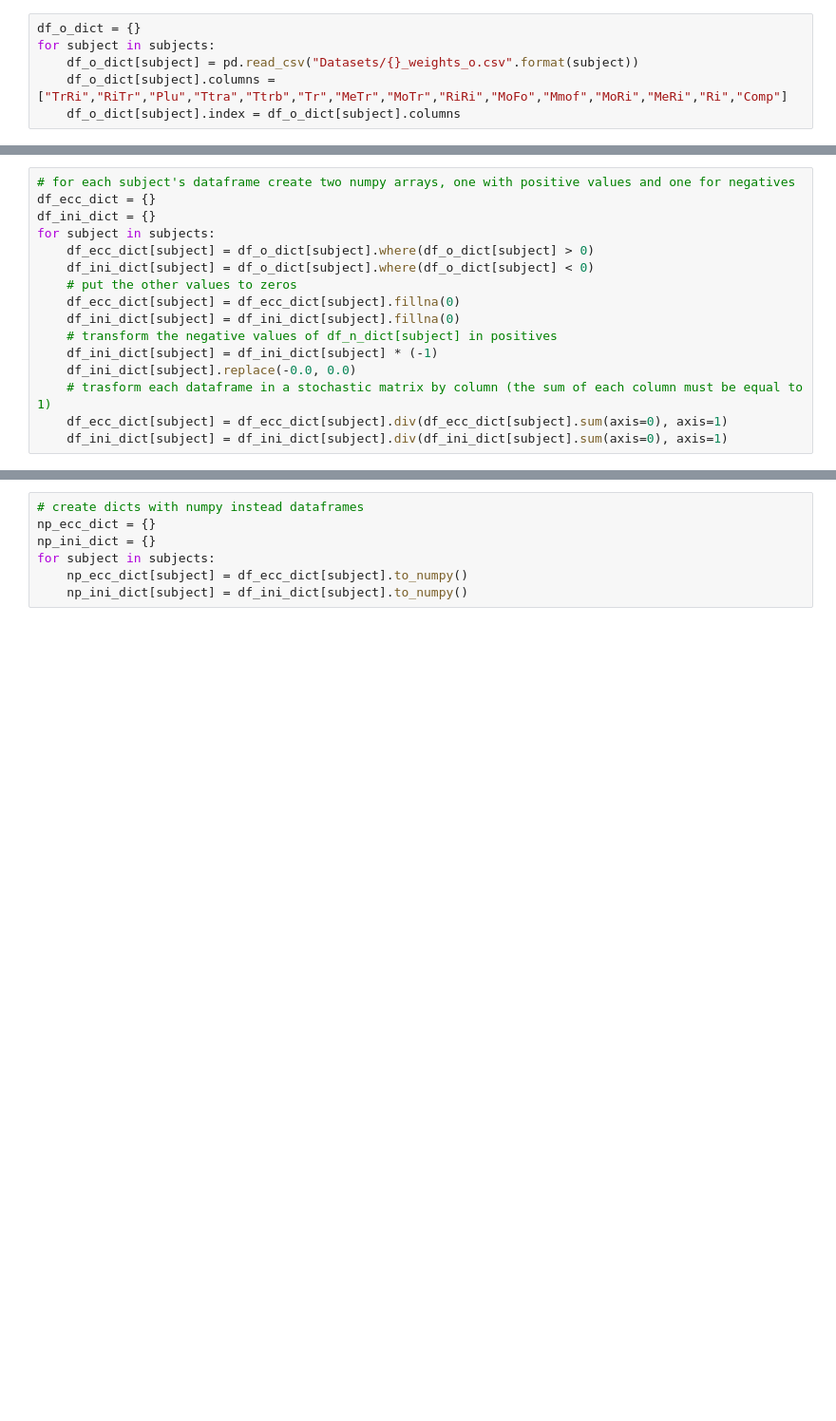
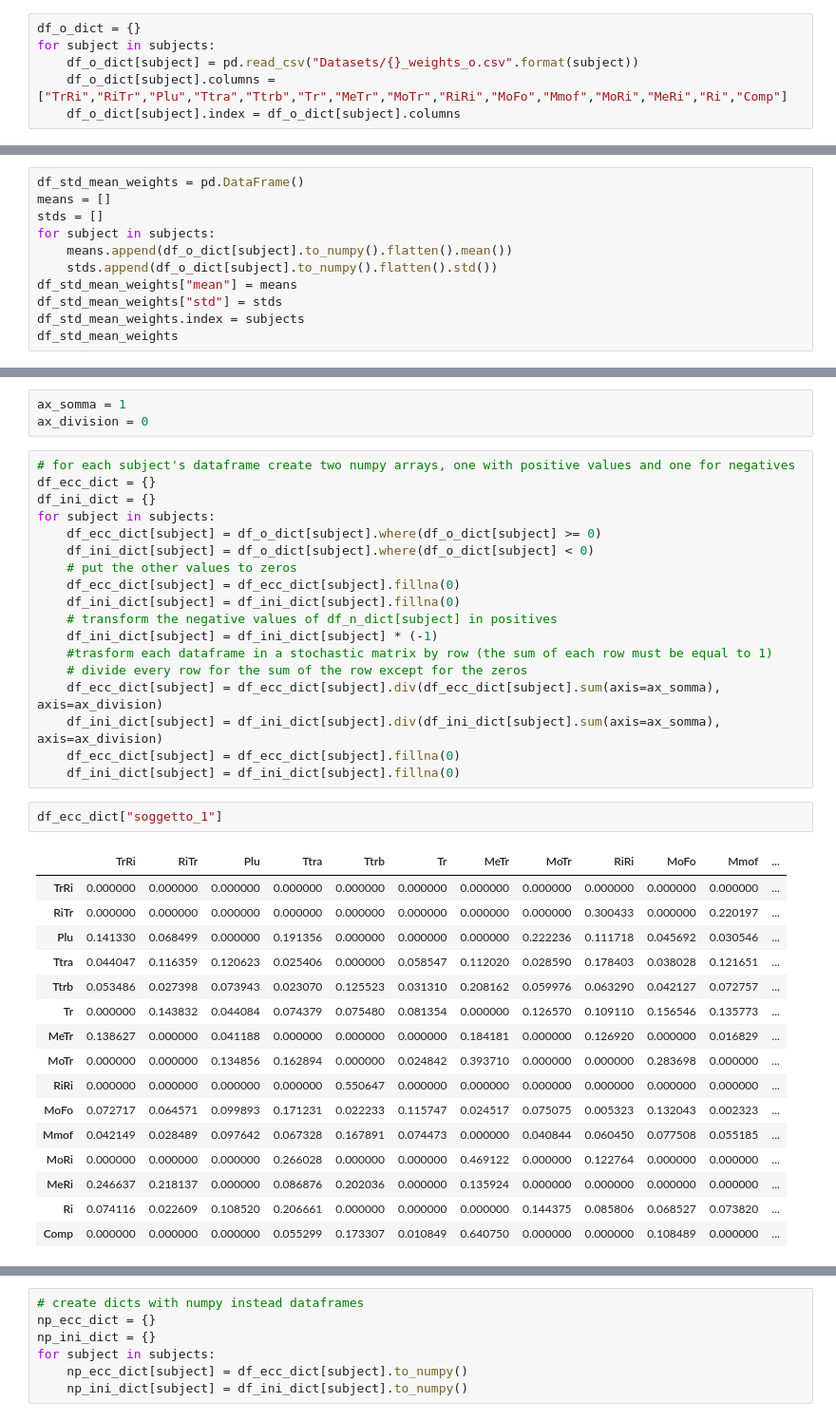
Before and after one commit to Ishikawa7/neural-network-with-fuzzified-inverter, a Jupyter notebook: markov_analisys.ipynb, the cells around one changed output, grey strips where cells are left out. Shown at 95% size. Drawn from its saved outputs; the diff is of its cells as text; blank space fills up the shorter version.

```diff
--- a/markov_analisys.ipynb
+++ b/markov_analisys.ipynb
@@ -55,0 +40,11 @@ fig.show()
+# %%
+df_std_mean_weights = pd.DataFrame()
+means = []
+stds = []
+for subject in subjects:
+    means.append(df_o_dict[subject].to_numpy().flatten().mean())
+    stds.append(df_o_dict[subject].to_numpy().flatten().std())
+df_std_mean_weights["mean"] = means
+df_std_mean_weights["std"] = stds
+df_std_mean_weights.index = subjects
+df_std_mean_weights
@@ -56,16 +76,40 @@ fig.show()
+# %%
+ax_somma = 1
+ax_division = 0
 # %%
 # for each subject's dataframe create two numpy arrays, one with positive values and one for negatives
 df_ecc_dict = {}
 df_ini_dict = {}
 for subject in subjects:
-    df_ecc_dict[subject] = df_o_dict[subject].where(df_o_dict[subject] > 0)
+    df_ecc_dict[subject] = df_o_dict[subject].where(df_o_dict[subject] >= 0)
     df_ini_dict[subject] = df_o_dict[subject].where(df_o_dict[subject] < 0)
     # put the other values to zeros
     df_ecc_dict[subject] = df_ecc_dict[subject].fillna(0)
     df_ini_dict[subject] = df_ini_dict[subject].fillna(0)
     # transform the negative values of df_n_dict[subject] in positives
     df_ini_dict[subject] = df_ini_dict[subject] * (-1)
-    df_ini_dict[subject].replace(-0.0, 0.0)
-    # trasform each dataframe in a stochastic matrix by column (the sum of each column must be equal to 1)
-    df_ecc_dict[subject] = df_ecc_dict[subject].div(df_ecc_dict[subject].sum(axis=0), axis=1)
-    df_ini_dict[subject] = df_ini_dict[subject].div(df_ini_dict[subject].sum(axis=0), axis=1)
+    #trasform each dataframe in a stochastic matrix by row (the sum of each row must be equal to 1)
+    # divide every row for the sum of the row except for the zeros
+    df_ecc_dict[subject] = df_ecc_dict[subject].div(df_ecc_dict[subject].sum(axis=ax_somma), axis=ax_division)
+    df_ini_dict[subject] = df_ini_dict[subject].div(df_ini_dict[subject].sum(axis=ax_somma), axis=ax_division)
+    df_ecc_dict[subject] = df_ecc_dict[subject].fillna(0)
+    df_ini_dict[subject] = df_ini_dict[subject].fillna(0)
+# %%
+df_ecc_dict["soggetto_1"]
+# %% [output]
+|  | TrRi | RiTr | Plu | Ttra | Ttrb | Tr | MeTr | MoTr | RiRi | MoFo | Mmof | ... |
+| TrRi | 0.000000 | 0.000000 | 0.000000 | 0.000000 | 0.000000 | 0.000000 | 0.000000 | 0.000000 | 0.000000 | 0.000000 | 0.000000 | ... |
+| RiTr | 0.000000 | 0.000000 | 0.000000 | 0.000000 | 0.000000 | 0.000000 | 0.000000 | 0.000000 | 0.300433 | 0.000000 | 0.220197 | ... |
+| Plu | 0.141330 | 0.068499 | 0.000000 | 0.191356 | 0.000000 | 0.000000 | 0.000000 | 0.222236 | 0.111718 | 0.045692 | 0.030546 | ... |
+| Ttra | 0.044047 | 0.116359 | 0.120623 | 0.025406 | 0.000000 | 0.058547 | 0.112020 | 0.028590 | 0.178403 | 0.038028 | 0.121651 | ... |
+| Ttrb | 0.053486 | 0.027398 | 0.073943 | 0.023070 | 0.125523 | 0.031310 | 0.208162 | 0.059976 | 0.063290 | 0.042127 | 0.072757 | ... |
+| Tr | 0.000000 | 0.143832 | 0.044084 | 0.074379 | 0.075480 | 0.081354 | 0.000000 | 0.126570 | 0.109110 | 0.156546 | 0.135773 | ... |
+| MeTr | 0.138627 | 0.000000 | 0.041188 | 0.000000 | 0.000000 | 0.000000 | 0.184181 | 0.000000 | 0.126920 | 0.000000 | 0.016829 | ... |
+| MoTr | 0.000000 | 0.000000 | 0.134856 | 0.162894 | 0.000000 | 0.024842 | 0.393710 | 0.000000 | 0.000000 | 0.283698 | 0.000000 | ... |
+| RiRi | 0.000000 | 0.000000 | 0.000000 | 0.000000 | 0.550647 | 0.000000 | 0.000000 | 0.000000 | 0.000000 | 0.000000 | 0.000000 | ... |
+| MoFo | 0.072717 | 0.064571 | 0.099893 | 0.171231 | 0.022233 | 0.115747 | 0.024517 | 0.075075 | 0.005323 | 0.132043 | 0.002323 | ... |
+| Mmof | 0.042149 | 0.028489 | 0.097642 | 0.067328 | 0.167891 | 0.074473 | 0.000000 | 0.040844 | 0.060450 | 0.077508 | 0.055185 | ... |
+| MoRi | 0.000000 | 0.000000 | 0.000000 | 0.266028 | 0.000000 | 0.000000 | 0.469122 | 0.000000 | 0.122764 | 0.000000 | 0.000000 | ... |
+| MeRi | 0.246637 | 0.218137 | 0.000000 | 0.086876 | 0.202036 | 0.000000 | 0.135924 | 0.000000 | 0.000000 | 0.000000 | 0.000000 | ... |
+| Ri | 0.074116 | 0.022609 | 0.108520 | 0.206661 | 0.000000 | 0.000000 | 0.000000 | 0.144375 | 0.085806 | 0.068527 | 0.073820 | ... |
+| Comp | 0.000000 | 0.000000 | 0.000000 | 0.055299 | 0.173307 | 0.010849 | 0.640750 | 0.000000 | 0.000000 | 0.108489 | 0.000000 | ... |
```
Also changed, not shown: parts of 34 cells of this notebook.
